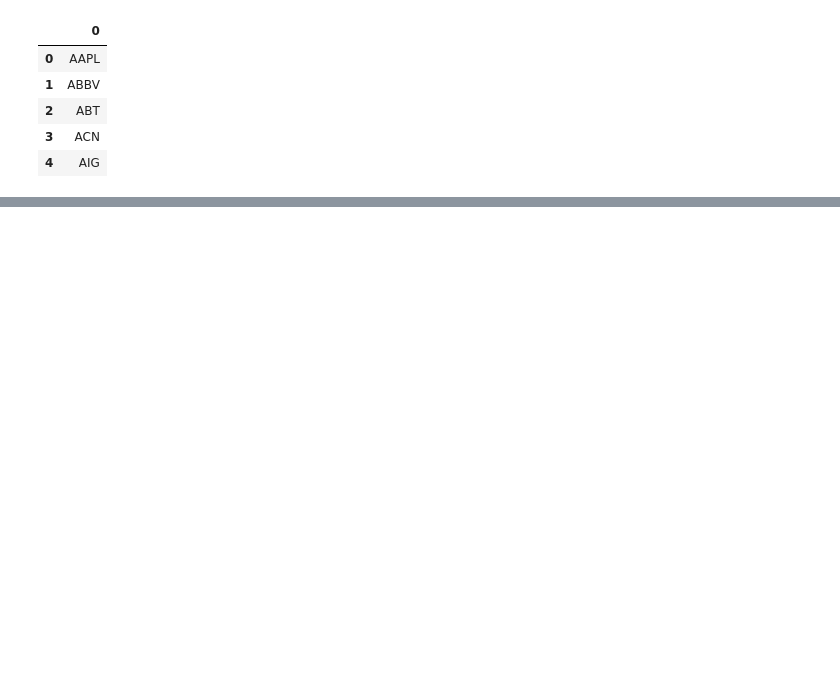
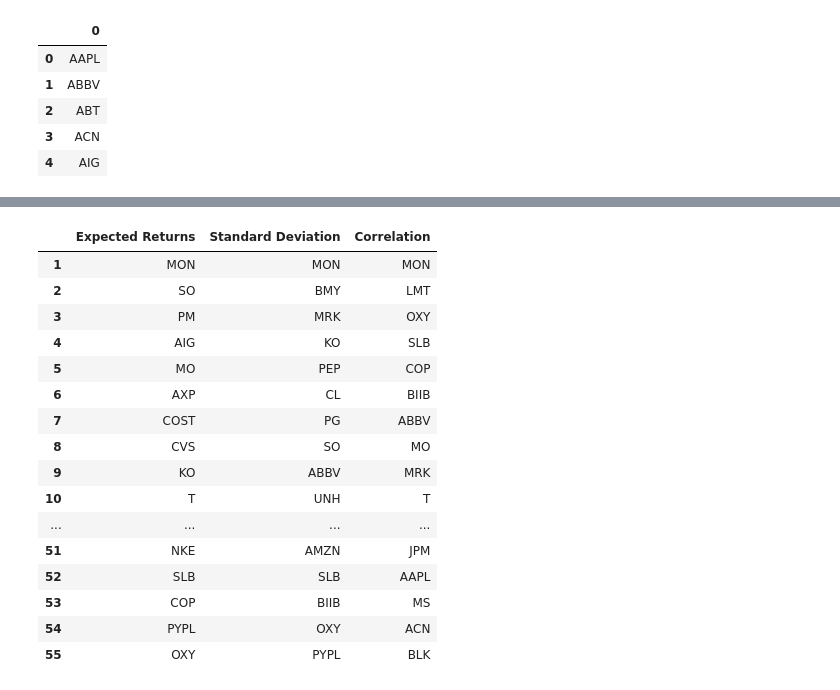
Before and after one commit to richardsha19/portfolio-manager, a Jupyter notebook: Main.ipynb, the cells around one changed output, grey strips where cells are left out. Drawn from its saved outputs; the diff is of its cells as text; code cells hidden in the pictures; blank space fills up the shorter version.

```diff
--- a/Main.ipynb
+++ b/Main.ipynb
@@ -280,0 +281,39 @@ correlation_from_0
+# %%
+points_system = pd.DataFrame()
+expected_lst = []
+std_deviation_lst = []
+correlation_lst = []
+
+for i in expected_return_sorted:
+    expected_lst.append(i[0])
+
+for i in std_lst:
+    std_deviation_lst.append(i[0])
+
+for i in correlation_from_0:
+    correlation_lst.append(i[0])
+
+points_system['Expected Returns'] = expected_lst
+points_system['Standard Deviation'] = std_deviation_lst
+points_system['Correlation'] = correlation_lst
+points_system.index += 1
+
+points_system
+# %% [output]
+|  | Expected Returns | Standard Deviation | Correlation |
+| 1 | MON | MON | MON |
+| 2 | SO | BMY | LMT |
+| 3 | PM | MRK | OXY |
+| 4 | AIG | KO | SLB |
+| 5 | MO | PEP | COP |
+| 6 | AXP | CL | BIIB |
+| 7 | COST | PG | ABBV |
+| 8 | CVS | SO | MO |
+| 9 | KO | ABBV | MRK |
+| 10 | T | UNH | T |
+| ... | ... | ... | ... |
+| 51 | NKE | AMZN | JPM |
+| 52 | SLB | SLB | AAPL |
+| 53 | COP | BIIB | MS |
+| 54 | PYPL | OXY | ACN |
+| 55 | OXY | PYPL | BLK |
```
Also changed, not shown: parts of 9 cells of this notebook.
